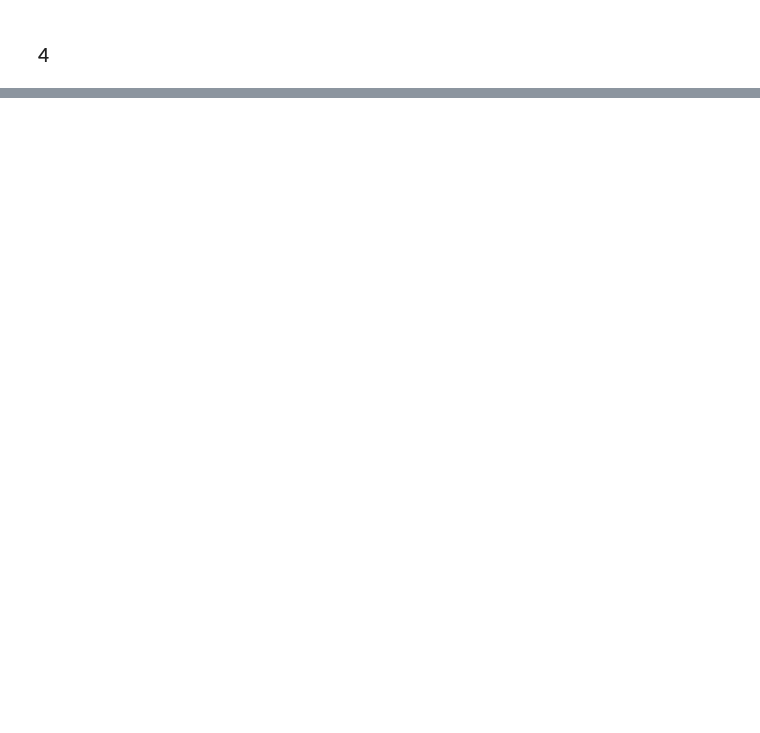
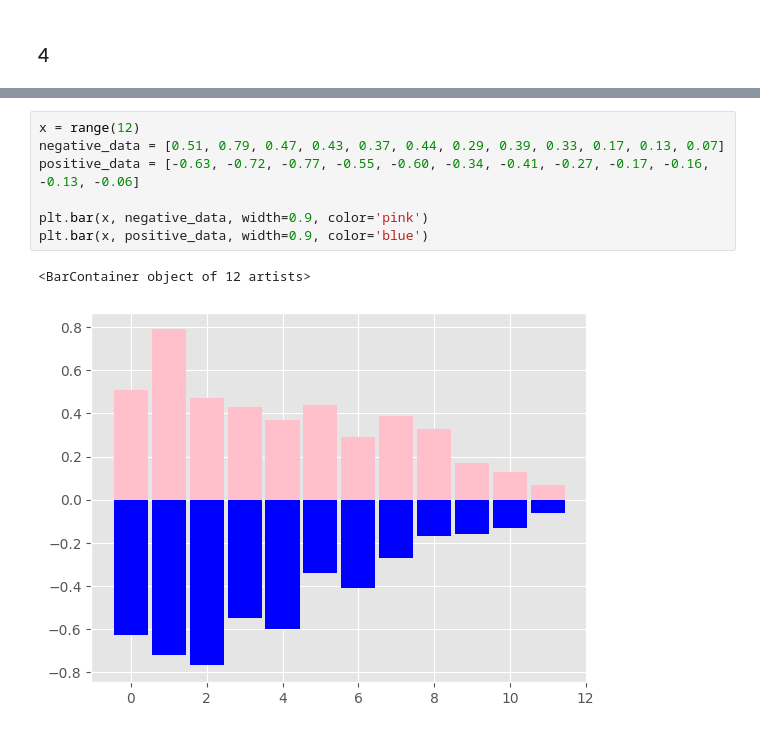
Before and after one commit to SM2A/Machine_Learning_Course_Project, a Jupyter notebook: HW-0/Report.ipynb, the cells around one changed output, grey strips where cells are left out. Drawn from its saved outputs; the diff is of its cells as text; blank space fills up the shorter version.

```diff
--- a/HW-0/Report.ipynb
+++ b/HW-0/Report.ipynb
@@ -584,0 +596,10 @@ plt.show()
+# %%
+x = range(12)
+negative_data = [0.51, 0.79, 0.47, 0.43, 0.37, 0.44, 0.29, 0.39, 0.33, 0.17, 0.13, 0.07]
+positive_data = [-0.63, -0.72, -0.77, -0.55, -0.60, -0.34, -0.41, -0.27, -0.17, -0.16, -0.13, -0.06]
+
+plt.bar(x, negative_data, width=0.9, color='pink')
+plt.bar(x, positive_data, width=0.9, color='blue')
+# %% [output]
+<BarContainer object of 12 artists>
+[figure, added]
```
Also changed, not shown: parts of 28 cells of this notebook.
